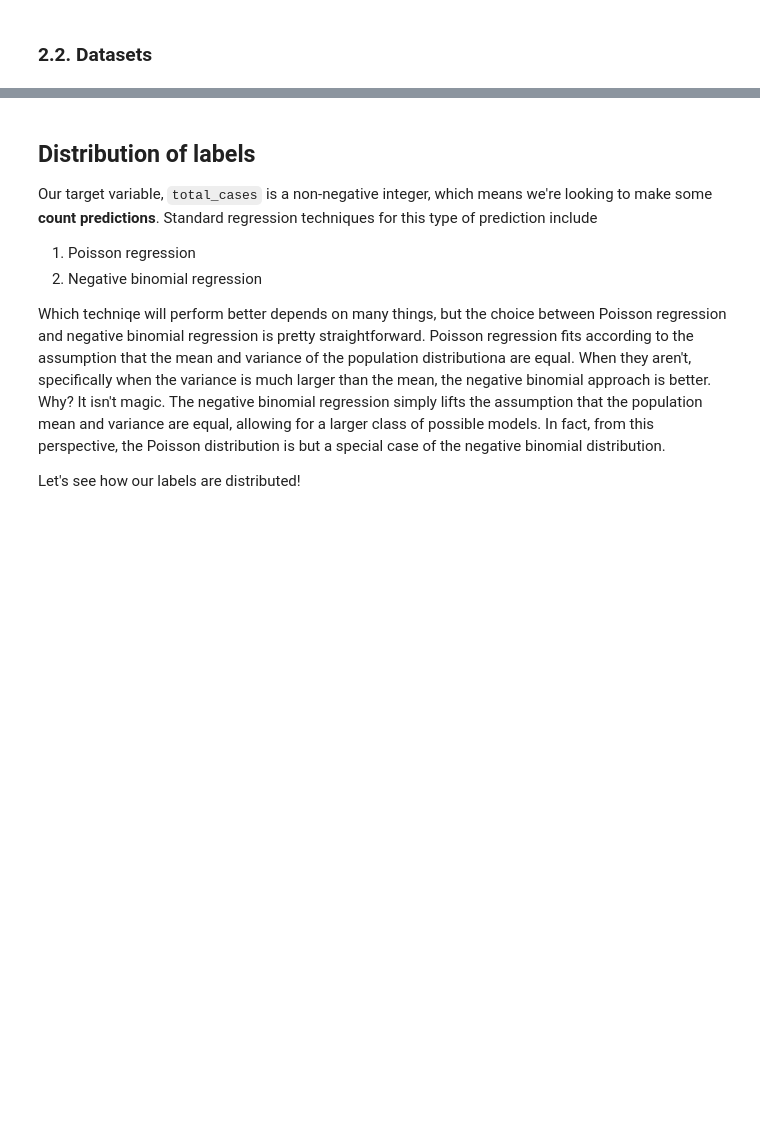
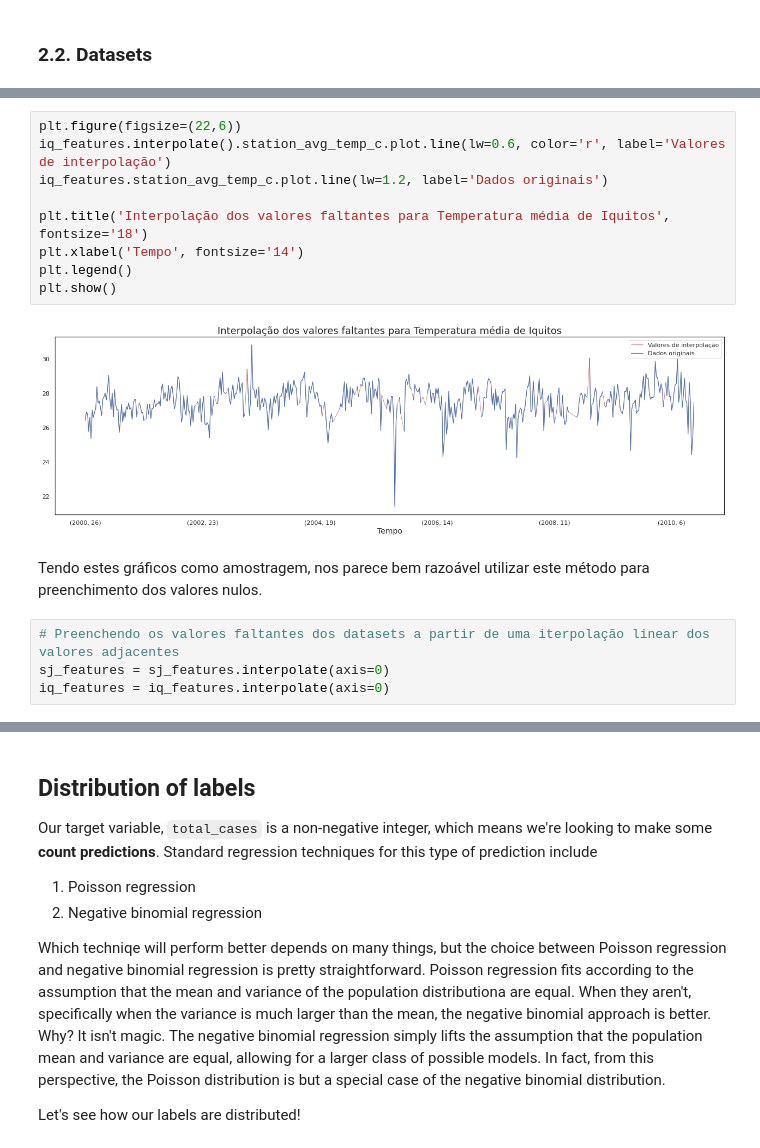
Before and after one commit to ciencia-dados-ifsp-grupo5/DengAI, a Jupyter notebook: notebooks/dengAI.ipynb, the cells around one changed output, grey strips where cells are left out. Cells and saved outputs as stored; diff of their text form; blank space fills up the shorter version.

```diff
--- a/notebooks/dengAI.ipynb
+++ b/notebooks/dengAI.ipynb
@@ -183,0 +271,17 @@ iq_train_features.fillna(method='ffill', inplace=True)
+# %%
+plt.figure(figsize=(22,6))
+iq_features.interpolate().station_avg_temp_c.plot.line(lw=0.6, color='r', label='Valores de interpolação')
+iq_features.station_avg_temp_c.plot.line(lw=1.2, label='Dados originais')
+
+plt.title('Interpolação dos valores faltantes para Temperatura média de Iquitos', fontsize='18')
+plt.xlabel('Tempo', fontsize='14')
+plt.legend()
+plt.show()
+# %% [output]
+[figure, added]
+# %% [markdown]
+Tendo estes gráficos como amostragem, nos parece bem razoável utilizar este método para preenchimento dos valores nulos.
+# %%
+# Preenchendo os valores faltantes dos datasets a partir de uma iterpolação linear dos valores adjacentes
+sj_features = sj_features.interpolate(axis=0)
+iq_features = iq_features.interpolate(axis=0)
```
Also changed, not shown: parts of 40 cells of this notebook.
